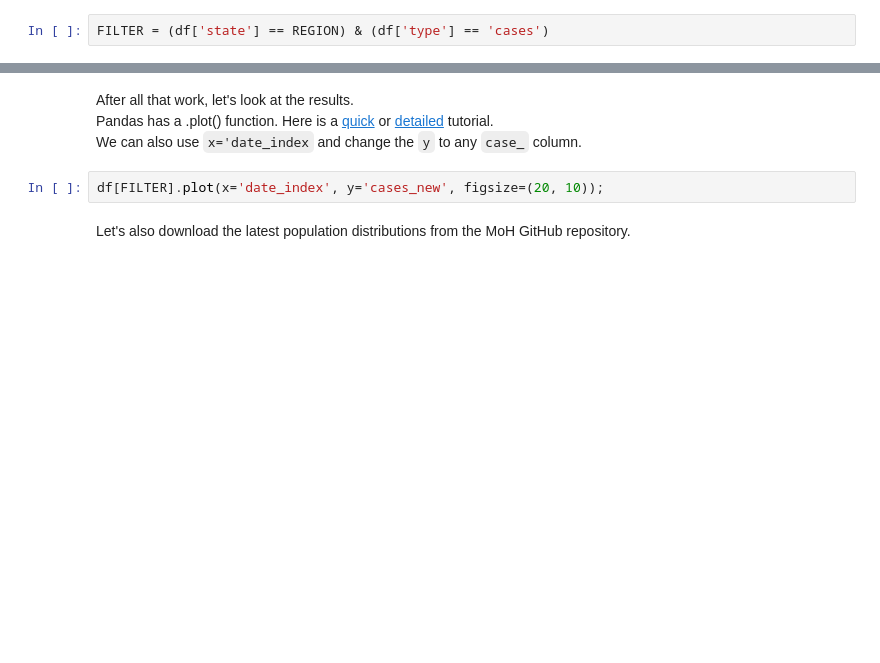
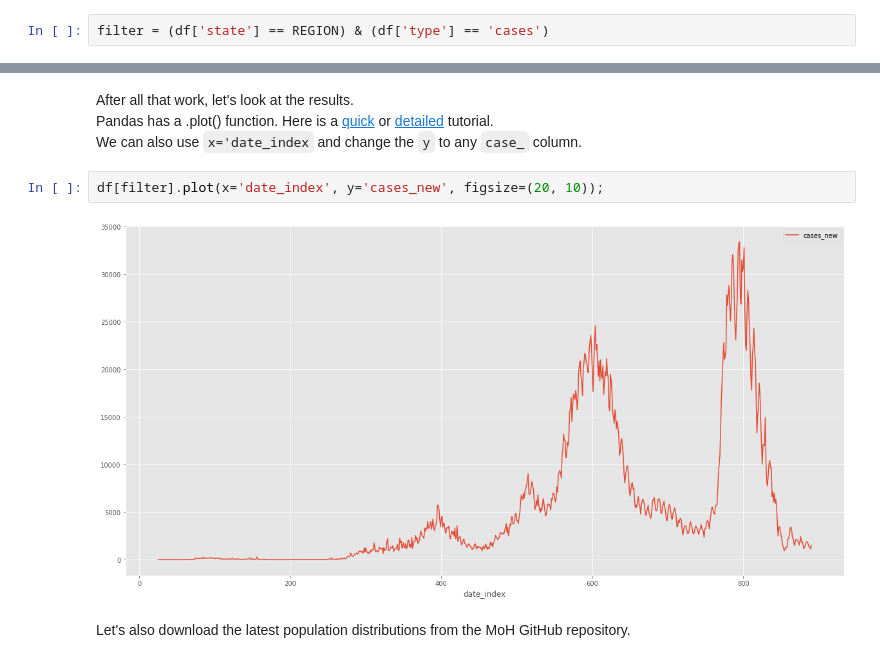
Before and after one commit to monash-emu/AuTuMN, a Jupyter notebook: notebooks/capacity_building/1-basic-model.ipynb, the cells around one changed output, grey strips where cells are left out. Drawn from its saved outputs; the diff is of its cells as text; blank space fills up the shorter version.

```diff
--- a/notebooks/capacity_building/1-basic-model.ipynb
+++ b/notebooks/capacity_building/1-basic-model.ipynb
@@ -137,3 +150,3 @@ We define a FILTER. In this example, it's for Malaysia's cases. By changing the
 # %%
-FILTER = (df['state'] == REGION) & (df['type'] == 'cases')
+filter = (df['state'] == REGION) & (df['type'] == 'cases')
 # %%
@@ -143,7 +170,9 @@ After all that work, let's look at the results.<br />
 Pandas has a .plot() function. Here is a [quick](https://pandas.pydata.org/docs/getting_started/intro_tutorials/04_plotting.html) or [detailed](https://pandas.pydata.org/pandas-docs/stable/user_guide/visualization.html?highlight=plot) tutorial.<br />
 We can also use `x='date_index` and change the `y` to any `case_` column.
 # %%
-df[FILTER].plot(x='date_index', y='cases_new', figsize=(20, 10));
+df[filter].plot(x='date_index', y='cases_new', figsize=(20, 10));
+# %% [output]
+[figure, added]
 # %% [markdown]
 Let's also download the latest population distributions from the MoH GitHub repository.
 # %%
```
Also changed, not shown: parts of 15 cells of this notebook.
